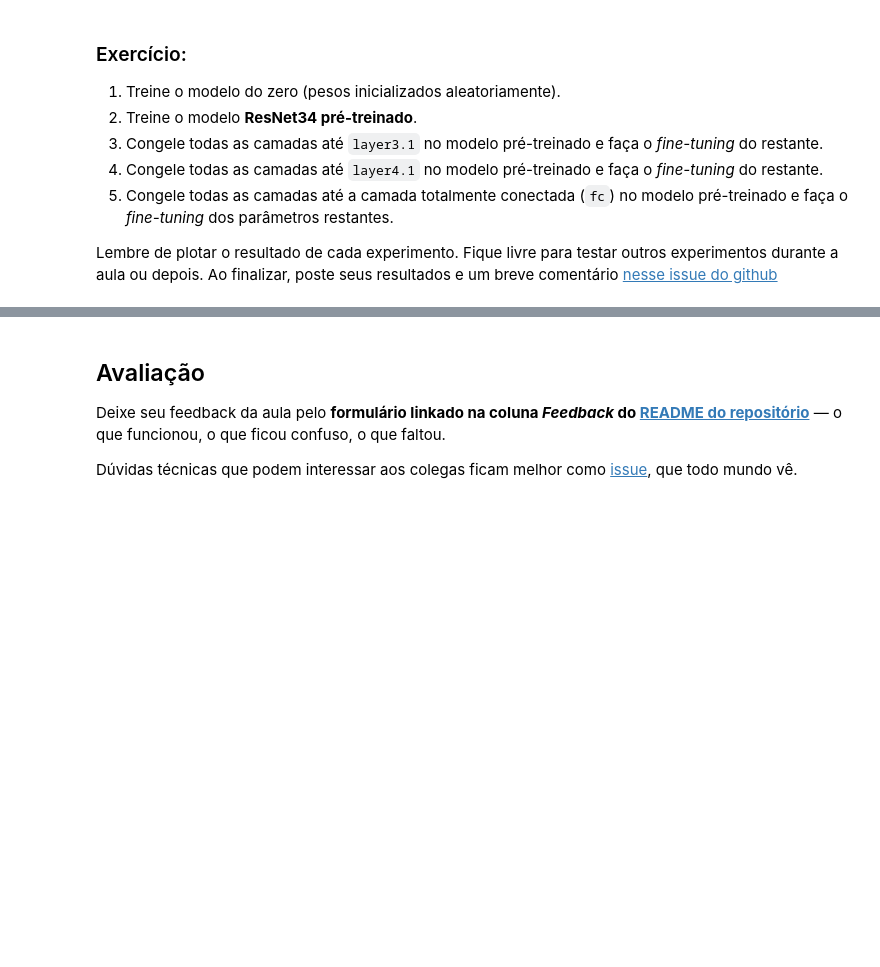
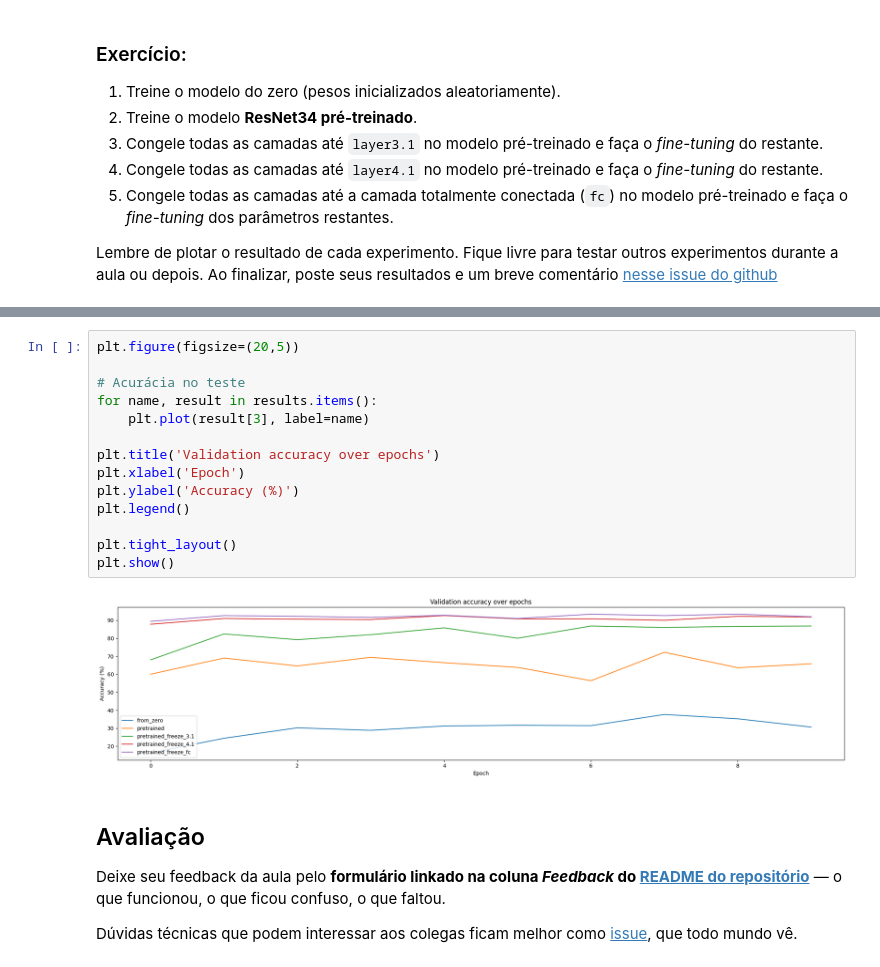
Before and after one commit to nicolasspaniol/deep-learning-fgv-2026, a Jupyter notebook: aulas_praticas/Training.ipynb, the cells around one changed output, grey strips where cells are left out. Saved outputs shown, nothing was run; the diff lists cells and outputs as text; blank space fills up the shorter version.

```diff
--- a/aulas_praticas/Training.ipynb
+++ b/aulas_praticas/Training.ipynb
@@ -729,3 +872,19 @@ Lembre de plotar o resultado de cada experimento. Fique livre para testar outros
+# %%
+plt.figure(figsize=(20,5))
+
+# Acurácia no teste
+for name, result in results.items():
+    plt.plot(result[3], label=name)
+
+plt.title('Validation accuracy over epochs')
+plt.xlabel('Epoch')
+plt.ylabel('Accuracy (%)')
+plt.legend()
+
+plt.tight_layout()
+plt.show()
+# %% [output]
+[figure, added]
 # %% [markdown]
 ## Avaliação
 
```
Also changed, not shown: parts of 9 cells of this notebook.
